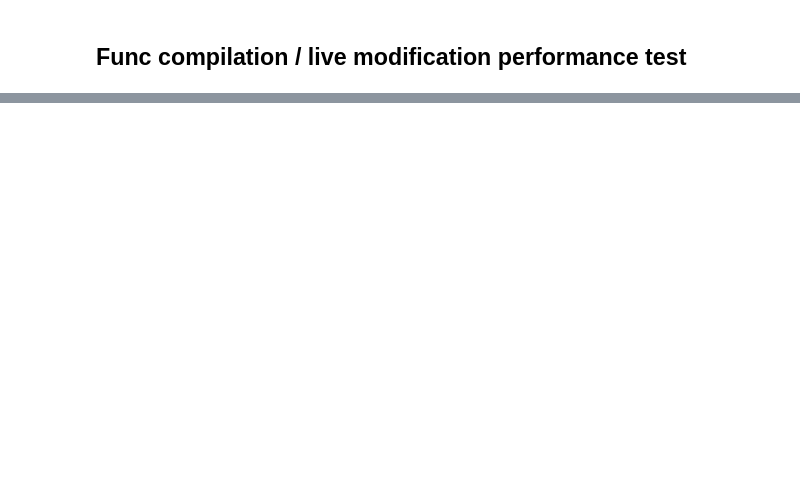
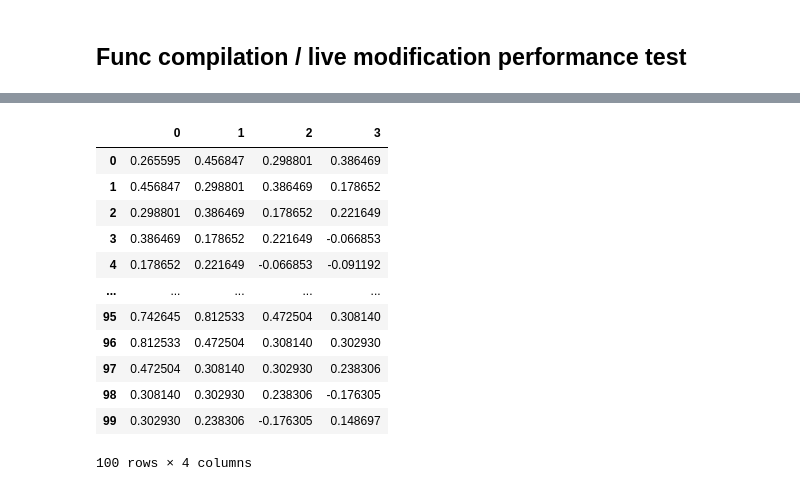
Before and after one commit to remigenet/pandopt, a Jupyter notebook: pandopt_demo_v1.ipynb, the cells around one changed output, grey strips where cells are left out. Drawn from its saved outputs; the diff is of its cells as text; code cells hidden in the pictures; blank space fills up the shorter version.

```diff
--- a/pandopt_demo_v1.ipynb
+++ b/pandopt_demo_v1.ipynb
@@ -651,0 +732,16 @@ File "<ast>", line 2:
+# %%
+pd.DataFrame(np.mean(roll(df.to_numpy(),5), axis=2))
+# %% [output]
+|  | 0 | 1 | 2 | 3 |
+| 0 | 0.265595 | 0.456847 | 0.298801 | 0.386469 |
+| 1 | 0.456847 | 0.298801 | 0.386469 | 0.178652 |
+| 2 | 0.298801 | 0.386469 | 0.178652 | 0.221649 |
+| 3 | 0.386469 | 0.178652 | 0.221649 | -0.066853 |
+| 4 | 0.178652 | 0.221649 | -0.066853 | -0.091192 |
+| ... | ... | ... | ... | ... |
+| 95 | 0.742645 | 0.812533 | 0.472504 | 0.308140 |
+| 96 | 0.812533 | 0.472504 | 0.308140 | 0.302930 |
+| 97 | 0.472504 | 0.308140 | 0.302930 | 0.238306 |
+| 98 | 0.308140 | 0.302930 | 0.238306 | -0.176305 |
+| 99 | 0.302930 | 0.238306 | -0.176305 | 0.148697 |
+100 rows × 4 columns
```
Also changed, not shown: parts of 41 cells of this notebook, 3 other files.
